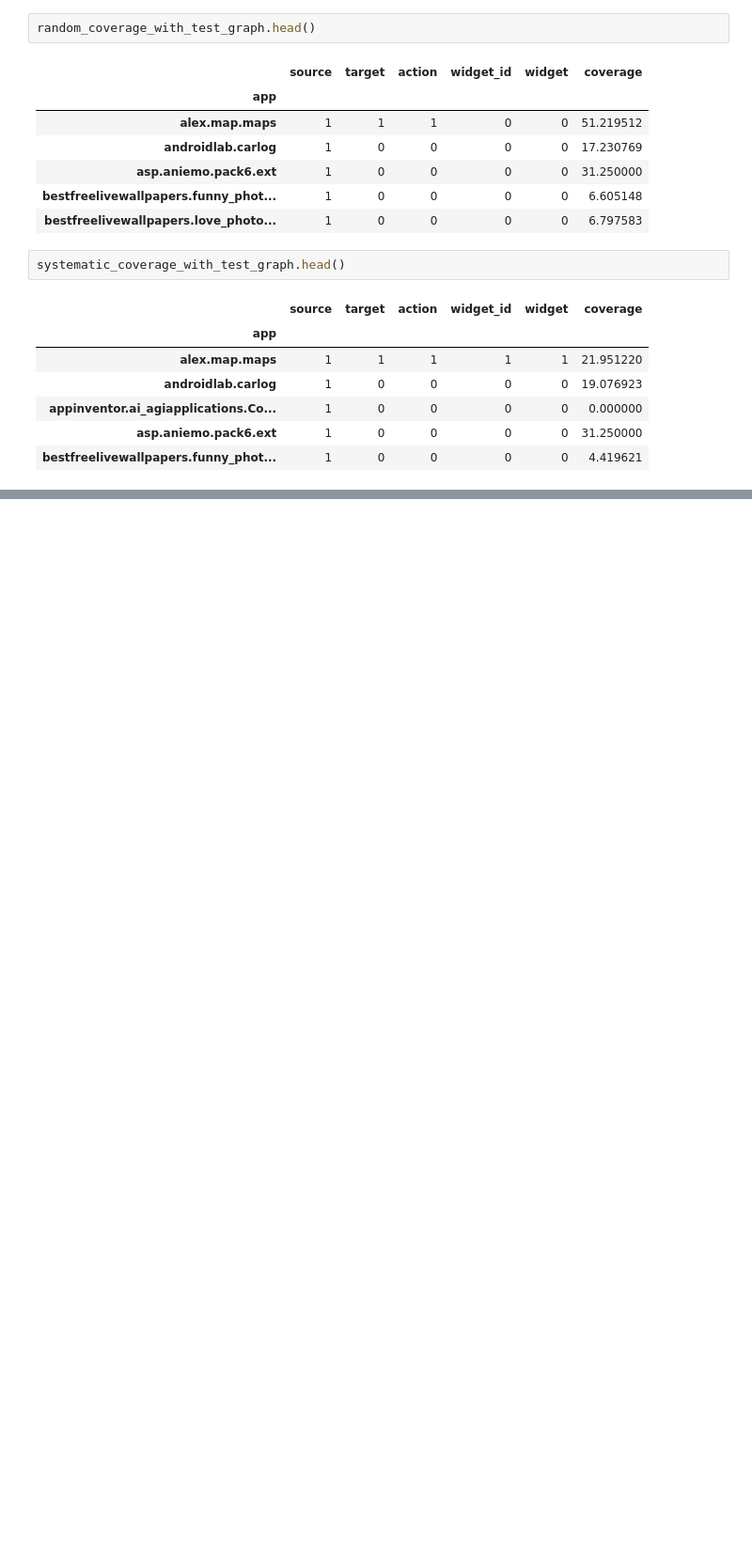
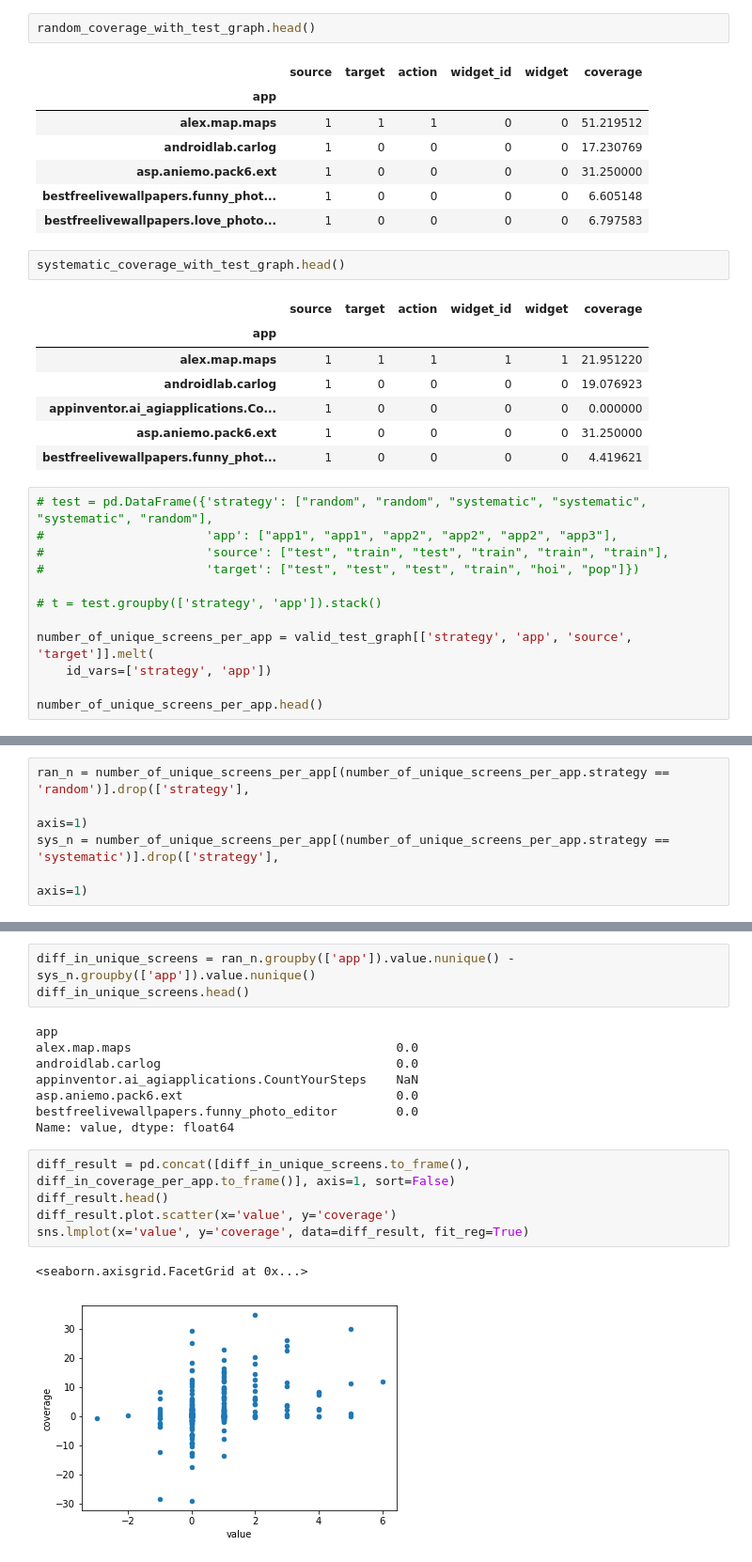
Before and after one commit to sangamk/IncubatorDataAnalyser, a Jupyter notebook: notebooks/GraphCoverage.ipynb, the cells around one changed output, grey strips where cells are left out. Shown at 94% size. Cells and saved outputs as stored; diff of their text form; blank space fills up the shorter version.

Commit message:
Added screen plot

```diff
--- a/notebooks/GraphCoverage.ipynb
+++ b/notebooks/GraphCoverage.ipynb
@@ -171,3 +173,15 @@ systematic_coverage_with_test_graph.head()
 | appinventor.ai_agiapplications.Co... | 1 | 0 | 0 | 0 | 0 | 0.000000 |
 | asp.aniemo.pack6.ext | 1 | 0 | 0 | 0 | 0 | 31.250000 |
 | bestfreelivewallpapers.funny_phot... | 1 | 0 | 0 | 0 | 0 | 4.419621 |
+# %%
+# test = pd.DataFrame({'strategy': ["random", "random", "systematic", "systematic", "systematic", "random"],
+#                      'app': ["app1", "app1", "app2", "app2", "app2", "app3"],
+#                      'source': ["test", "train", "test", "train", "train", "train"],
+#                      'target': ["test", "test", "test", "train", "hoi", "pop"]})
+
+# t = test.groupby(['strategy', 'app']).stack()
+
+number_of_unique_screens_per_app = valid_test_graph[['strategy', 'app', 'source', 'target']].melt(
+    id_vars=['strategy', 'app'])
+
+number_of_unique_screens_per_app.head()
@@ -173,0 +195,5 @@ systematic_coverage_with_test_graph.head()
+# %%
+ran_n = number_of_unique_screens_per_app[(number_of_unique_screens_per_app.strategy == 'random')].drop(['strategy'],
+                                                                                                       axis=1)
+sys_n = number_of_unique_screens_per_app[(number_of_unique_screens_per_app.strategy == 'systematic')].drop(['strategy'],
+                                                                                                           axis=1)
@@ -173,0 +240,19 @@ systematic_coverage_with_test_graph.head()
+# %%
+diff_in_unique_screens = ran_n.groupby(['app']).value.nunique() - sys_n.groupby(['app']).value.nunique()
+diff_in_unique_screens.head()
+# %% [output]
+app
+alex.map.maps                                    0.0
+androidlab.carlog                                0.0
+appinventor.ai_agiapplications.CountYourSteps    NaN
+asp.aniemo.pack6.ext                             0.0
+bestfreelivewallpapers.funny_photo_editor        0.0
+Name: value, dtype: float64
+# %%
+diff_result = pd.concat([diff_in_unique_screens.to_frame(), diff_in_coverage_per_app.to_frame()], axis=1, sort=False)
+diff_result.head()
+diff_result.plot.scatter(x='value', y='coverage')
+sns.lmplot(x='value', y='coverage', data=diff_result, fit_reg=True)
+# %% [output]
+<seaborn.axisgrid.FacetGrid at 0x...>
+[figure, added]
```
Also changed, not shown: parts of 10 cells of this notebook, 2 other files.
